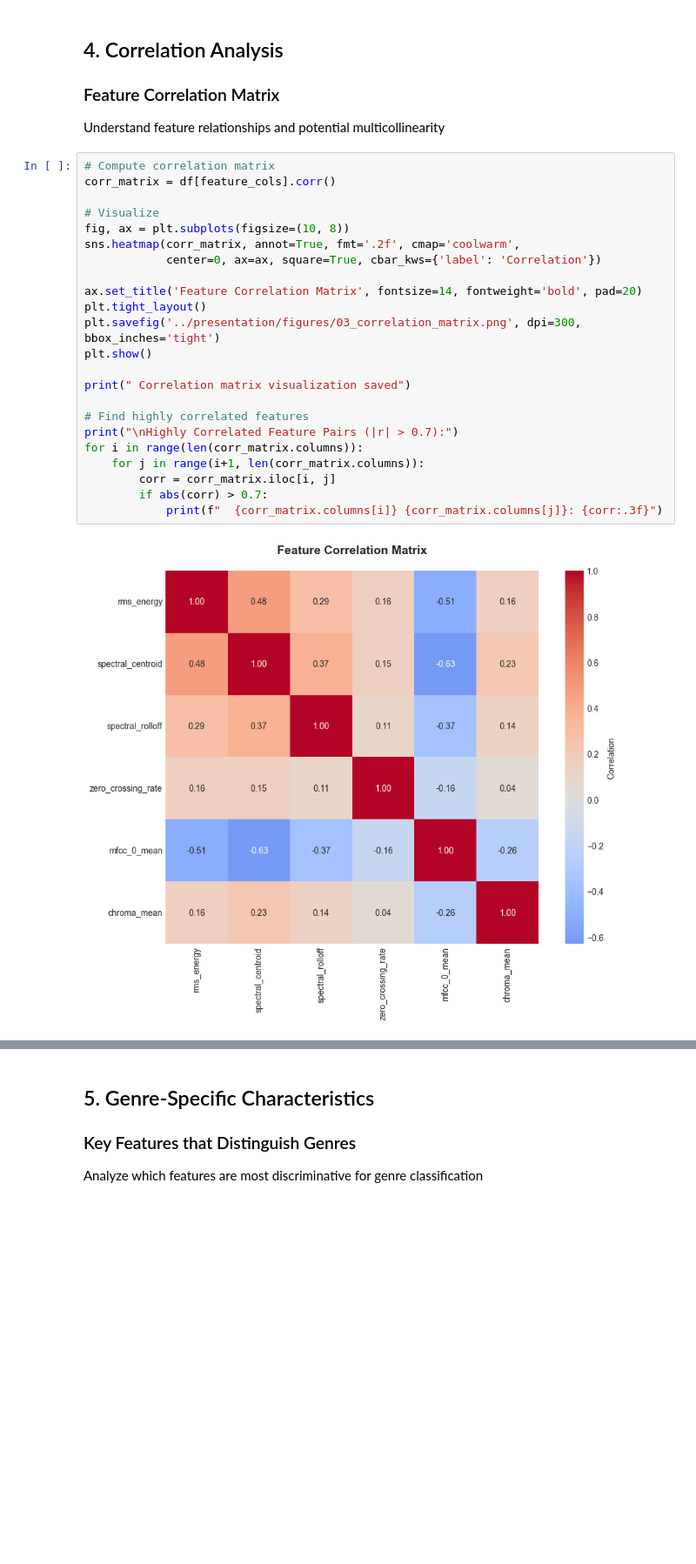
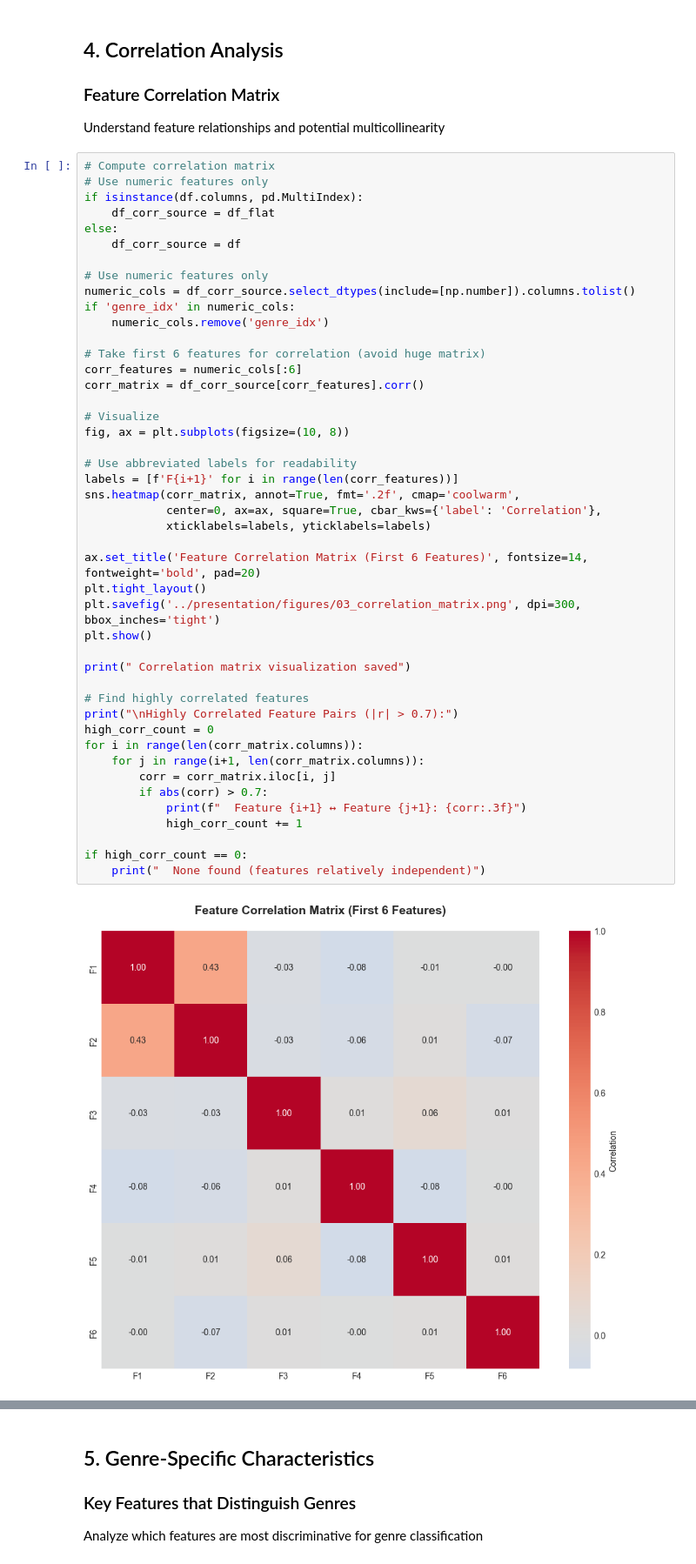
Before and after one commit to JMaestasMSU/Music_Feature_Analysis, a Jupyter notebook: notebooks/01_EDA.ipynb, the cells around one changed output, grey strips where cells are left out. Shown at 87% size. Cells and saved outputs as stored; diff of their text form; blank space fills up the shorter version.

```diff
--- a/notebooks/01_EDA.ipynb
+++ b/notebooks/01_EDA.ipynb
@@ -369,29 +482,51 @@ print(" Feature distribution visualization saved")
 Understand feature relationships and potential multicollinearity
 # %%
 # Compute correlation matrix
-corr_matrix = df[feature_cols].corr()
+# Use numeric features only
+if isinstance(df.columns, pd.MultiIndex):
+    df_corr_source = df_flat
+else:
+    df_corr_source = df
+
+# Use numeric features only
+numeric_cols = df_corr_source.select_dtypes(include=[np.number]).columns.tolist()
+if 'genre_idx' in numeric_cols:
+    numeric_cols.remove('genre_idx')
+
+# Take first 6 features for correlation (avoid huge matrix)
+corr_features = numeric_cols[:6]
+corr_matrix = df_corr_source[corr_features].corr()
 
 # Visualize
 fig, ax = plt.subplots(figsize=(10, 8))
+
+# Use abbreviated labels for readability
+labels = [f'F{i+1}' for i in range(len(corr_features))]
 sns.heatmap(corr_matrix, annot=True, fmt='.2f', cmap='coolwarm',
-            center=0, ax=ax, square=True, cbar_kws={'label': 'Correlation'})
+            center=0, ax=ax, square=True, cbar_kws={'label': 'Correlation'},
+            xticklabels=labels, yticklabels=labels)
 
-ax.set_title('Feature Correlation Matrix', fontsize=14, fontweight='bold', pad=20)
+ax.set_title('Feature Correlation Matrix (First 6 Features)', fontsize=14, fontweight='bold', pad=20)
 plt.tight_layout()
 plt.savefig('../presentation/figures/03_correlation_matrix.png', dpi=300, bbox_inches='tight')
 plt.show()
 
 print(" Correlation matrix visualization saved")
 
 # Find highly correlated features
 print("\nHighly Correlated Feature Pairs (|r| > 0.7):")
+high_corr_count = 0
 for i in range(len(corr_matrix.columns)):
     for j in range(i+1, len(corr_matrix.columns)):
         corr = corr_matrix.iloc[i, j]
         if abs(corr) > 0.7:
-            print(f"  {corr_matrix.columns[i]} {corr_matrix.columns[j]}: {corr:.3f}")
+            print(f"  Feature {i+1} ↔ Feature {j+1}: {corr:.3f}")
+            high_corr_count += 1
+
+if high_corr_count == 0:
+    print("  None found (features relatively independent)")
 # %% [output]
-[figure, old version]
+[figure, new version]
  Correlation matrix visualization saved
 
 Highly Correlated Feature Pairs (|r| > 0.7):
```
Also changed, not shown: parts of 12 cells of this notebook, 14 other files.
